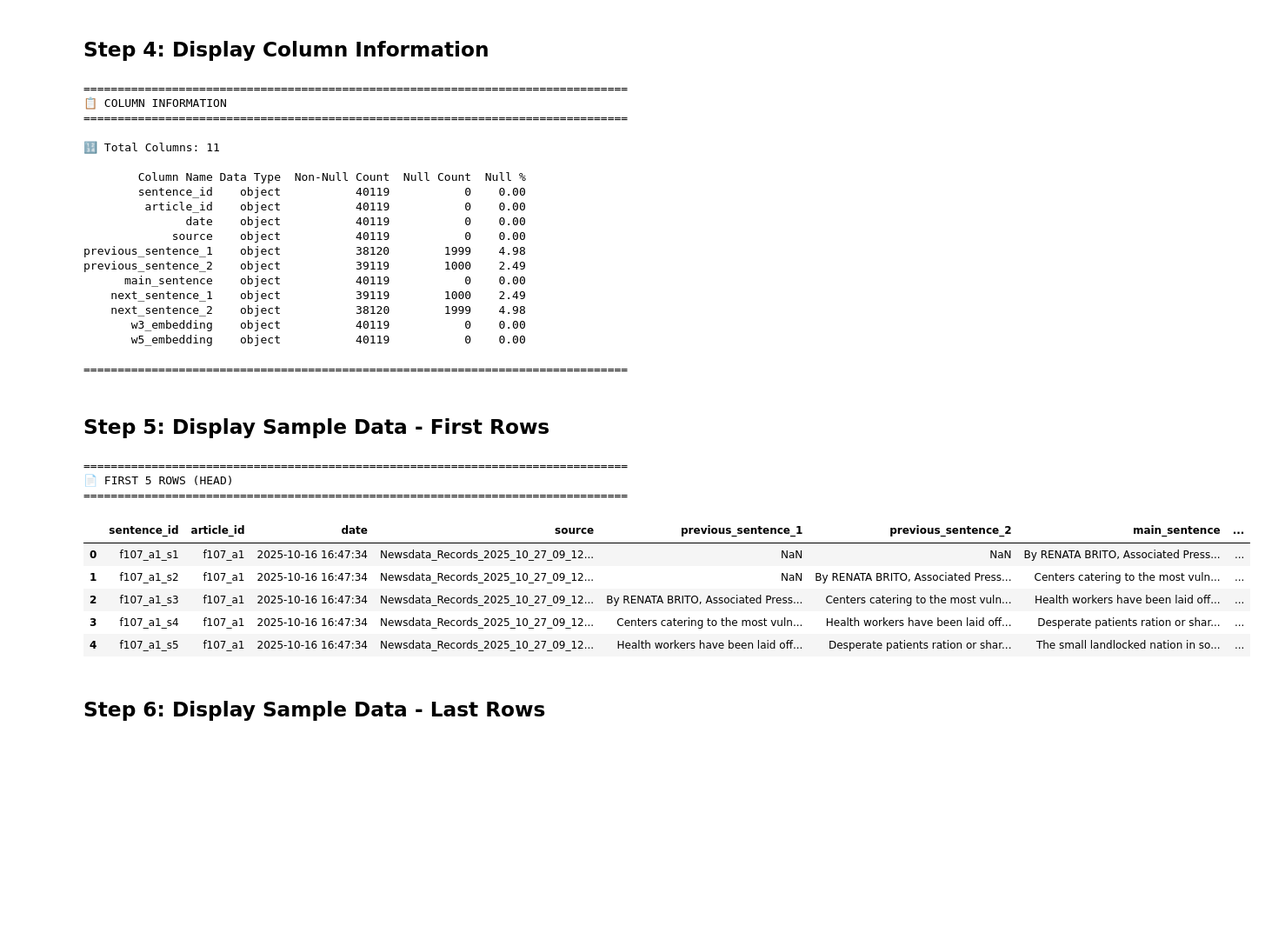
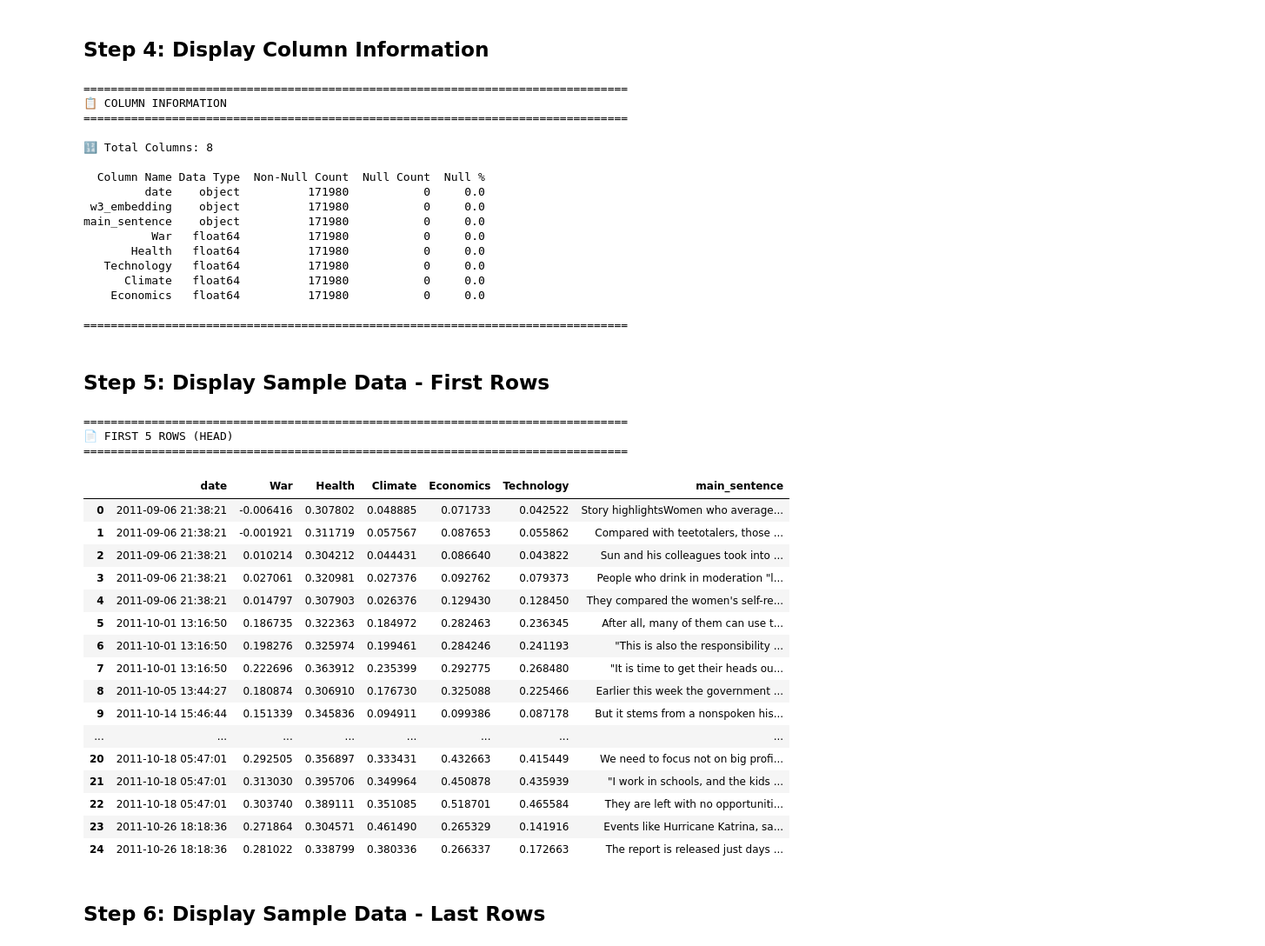
Before and after one commit to meet6868/Narrative-Shift-Detection, a Jupyter notebook: Pre_Processin/CSV_Explorer.ipynb, the cells around one changed output. Shown at 87% size. Drawn from its saved outputs; the diff is of its cells as text; code cells hidden in the pictures; blank space fills up the shorter version.

Commit message:
Topic Label Completed

```diff
--- a/Pre_Processin/CSV_Explorer.ipynb
+++ b/Pre_Processin/CSV_Explorer.ipynb
@@ -49,7 +49,7 @@ print(f"   NumPy version: {np.__version__}")
 # CSV_FILE_PATH = '../DATA/CNN_Articels_clean.csv'  # UPDATE THIS!
 
 # CSV_FILE_PATH = '../DATA/CNN_Articels_clean.csv'  # UPDATE THIS!
-CSV_FILE_PATH = 'Data_s2_107.csv'  # UPDATE THIS!
+CSV_FILE_PATH = '../Processed_Data/Topic_Wise/Health.csv'  # UPDATE THIS!
 # Convert to Path object
 csv_path = Path(CSV_FILE_PATH)
 
@@ -113,20 +110,17 @@ if df is not None:
 📋 COLUMN INFORMATION
 ================================================================================
 
-🔢 Total Columns: 11
+🔢 Total Columns: 8
 
-        Column Name Data Type  Non-Null Count  Null Count  Null %
-        sentence_id    object           40119           0    0.00
-         article_id    object           40119           0    0.00
-               date    object           40119           0    0.00
-             source    object           40119           0    0.00
-previous_sentence_1    object           38120        1999    4.98
-previous_sentence_2    object           39119        1000    2.49
-      main_sentence    object           40119           0    0.00
-    next_sentence_1    object           39119        1000    2.49
-    next_sentence_2    object           38120        1999    4.98
-       w3_embedding    object           40119           0    0.00
-       w5_embedding    object           40119           0    0.00
+  Column Name Data Type  Non-Null Count  Null Count  Null %
+         date    object          171980           0     0.0
+ w3_embedding    object          171980           0     0.0
+main_sentence    object          171980           0     0.0
+          War   float64          171980           0     0.0
+       Health   float64          171980           0     0.0
+   Technology   float64          171980           0     0.0
+      Climate   float64          171980           0     0.0
+    Economics   float64          171980           0     0.0
 
 ================================================================================
 # %% [markdown]
@@ -134,20 +128,36 @@ previous_sentence_2    object           39119        1000    2.49
 # %%
 if df is not None:
     print("=" * 80)
     print("📄 FIRST 5 ROWS (HEAD)")
     print("=" * 80)
     print()
-    display(df.head())
+
+    # Set pandas display options for full width
+    pd.set_option('display.max_colwidth', None)  # Show full column width
+    pd.set_option('display.width', None)  # Auto-detect display width
+
+    display(df.head(25)[['date','War','Health','Climate','Economics','Technology','main_sentence']])
 # %% [output]
 ================================================================================
 📄 FIRST 5 ROWS (HEAD)
 ================================================================================
-|  | sentence_id | article_id | date | source | previous_sentence_1 | previous_sentence_2 | main_sentence | ... |
-| 0 | f107_a1_s1 | f107_a1 | 2025-10-16 16:47:34 | Newsdata_Records_2025_10_27_09_12... | NaN | NaN | By RENATA BRITO, Associated Press... | ... |
-| 1 | f107_a1_s2 | f107_a1 | 2025-10-16 16:47:34 | Newsdata_Records_2025_10_27_09_12... | NaN | By RENATA BRITO, Associated Press... | Centers catering to the most vuln... | ... |
-| 2 | f107_a1_s3 | f107_a1 | 2025-10-16 16:47:34 | Newsdata_Records_2025_10_27_09_12... | By RENATA BRITO, Associated Press... | Centers catering to the most vuln... | Health workers have been laid off... | ... |
-| 3 | f107_a1_s4 | f107_a1 | 2025-10-16 16:47:34 | Newsdata_Records_2025_10_27_09_12... | Centers catering to the most vuln... | Health workers have been laid off... | Desperate patients ration or shar... | ... |
-| 4 | f107_a1_s5 | f107_a1 | 2025-10-16 16:47:34 | Newsdata_Records_2025_10_27_09_12... | Health workers have been laid off... | Desperate patients ration or shar... | The small landlocked nation in so... | ... |
+|  | date | War | Health | Climate | Economics | Technology | main_sentence |
+| 0 | 2011-09-06 21:38:21 | -0.006416 | 0.307802 | 0.048885 | 0.071733 | 0.042522 | Story highlightsWomen who average... |
+| 1 | 2011-09-06 21:38:21 | -0.001921 | 0.311719 | 0.057567 | 0.087653 | 0.055862 | Compared with teetotalers, those ... |
+| 2 | 2011-09-06 21:38:21 | 0.010214 | 0.304212 | 0.044431 | 0.086640 | 0.043822 | Sun and his colleagues took into ... |
+| 3 | 2011-09-06 21:38:21 | 0.027061 | 0.320981 | 0.027376 | 0.092762 | 0.079373 | People who drink in moderation "l... |
+| 4 | 2011-09-06 21:38:21 | 0.014797 | 0.307903 | 0.026376 | 0.129430 | 0.128450 | They compared the women's self-re... |
+| 5 | 2011-10-01 13:16:50 | 0.186735 | 0.322363 | 0.184972 | 0.282463 | 0.236345 | After all, many of them can use t... |
+| 6 | 2011-10-01 13:16:50 | 0.198276 | 0.325974 | 0.199461 | 0.284246 | 0.241193 | "This is also the responsibility ... |
+| 7 | 2011-10-01 13:16:50 | 0.222696 | 0.363912 | 0.235399 | 0.292775 | 0.268480 | "It is time to get their heads ou... |
+| 8 | 2011-10-05 13:44:27 | 0.180874 | 0.306910 | 0.176730 | 0.325088 | 0.225466 | Earlier this week the government ... |
+| 9 | 2011-10-14 15:46:44 | 0.151339 | 0.345836 | 0.094911 | 0.099386 | 0.087178 | But it stems from a nonspoken his... |
+| ... | ... | ... | ... | ... | ... | ... | ... |
+| 20 | 2011-10-18 05:47:01 | 0.292505 | 0.356897 | 0.333431 | 0.432663 | 0.415449 | We need to focus not on big profi... |
+| 21 | 2011-10-18 05:47:01 | 0.313030 | 0.395706 | 0.349964 | 0.450878 | 0.435939 | "I work in schools, and the kids ... |
+| 22 | 2011-10-18 05:47:01 | 0.303740 | 0.389111 | 0.351085 | 0.518701 | 0.465584 | They are left with no opportuniti... |
+| 23 | 2011-10-26 18:18:36 | 0.271864 | 0.304571 | 0.461490 | 0.265329 | 0.141916 | Events like Hurricane Katrina, sa... |
+| 24 | 2011-10-26 18:18:36 | 0.281022 | 0.338799 | 0.380336 | 0.266337 | 0.172663 | The report is released just days ... |
 # %% [markdown]
 ## Step 6: Display Sample Data - Last Rows
 # %%
```
Also changed, not shown: parts of 2 cells of this notebook, 54 other files.
